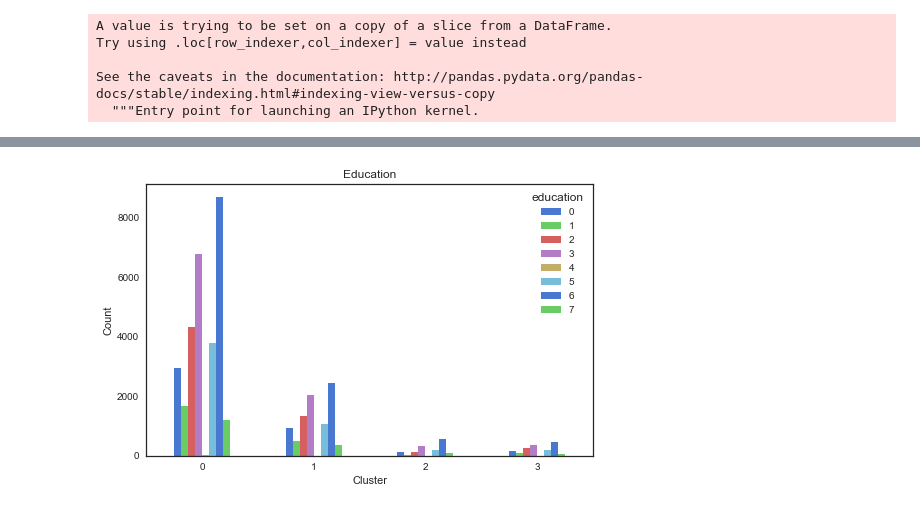
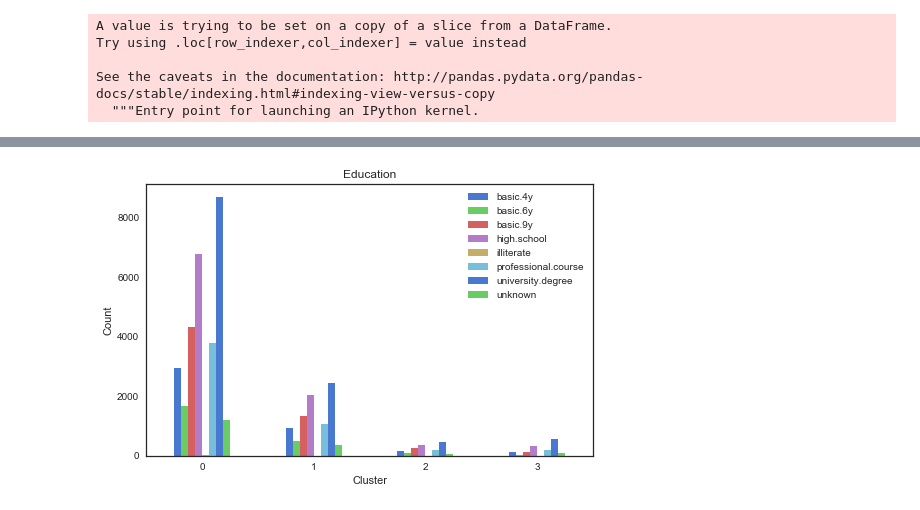
Before and after one commit to dipanjan123/Capstone_project2, a Jupyter notebook: Capstone2-ML.ipynb, the cells around one changed output, grey strips where cells are left out. Saved outputs shown, nothing was run; the diff lists cells and outputs as text; code cells hidden in the pictures.

```diff
--- a/Capstone2-ML.ipynb
+++ b/Capstone2-ML.ipynb
@@ -635,3 +664,7 @@ dtype: int64
 # %%
 # best k = 4
 cluster_pred1 = KMeans(n_clusters=4, random_state=1).fit_predict(x_cols)
+# %%
+kmeans_model = KMeans(n_clusters=4, random_state=1)
+data['cluster'] = kmeans_model.fit_predict(x_cols)
+data.head()
@@ -785,9 +930,10 @@ df_new.head()
 # %%
-_ = pd.crosstab(df_new['cluster_label'], df_new['education']).plot(kind='bar', figsize=(8,5))
+_ = pd.crosstab(data['cluster'], data['education']).plot(kind='bar', figsize=(8,5))
 _ = plt.title('Education')
 _ = plt.xlabel('Cluster')
 _ = plt.xticks(range(0,4), ('0', '1', '2','3'), rotation=0)
 _ = plt.ylabel('Count')
+_ = plt.legend(['basic.4y','basic.6y','basic.9y','high.school','illiterate','professional.course','university.degree','unknown'])
 plt.show()
 # %% [output]
-[figure, old version]
+[figure, new version]
```
Also changed, not shown: parts of 52 cells of this notebook.
